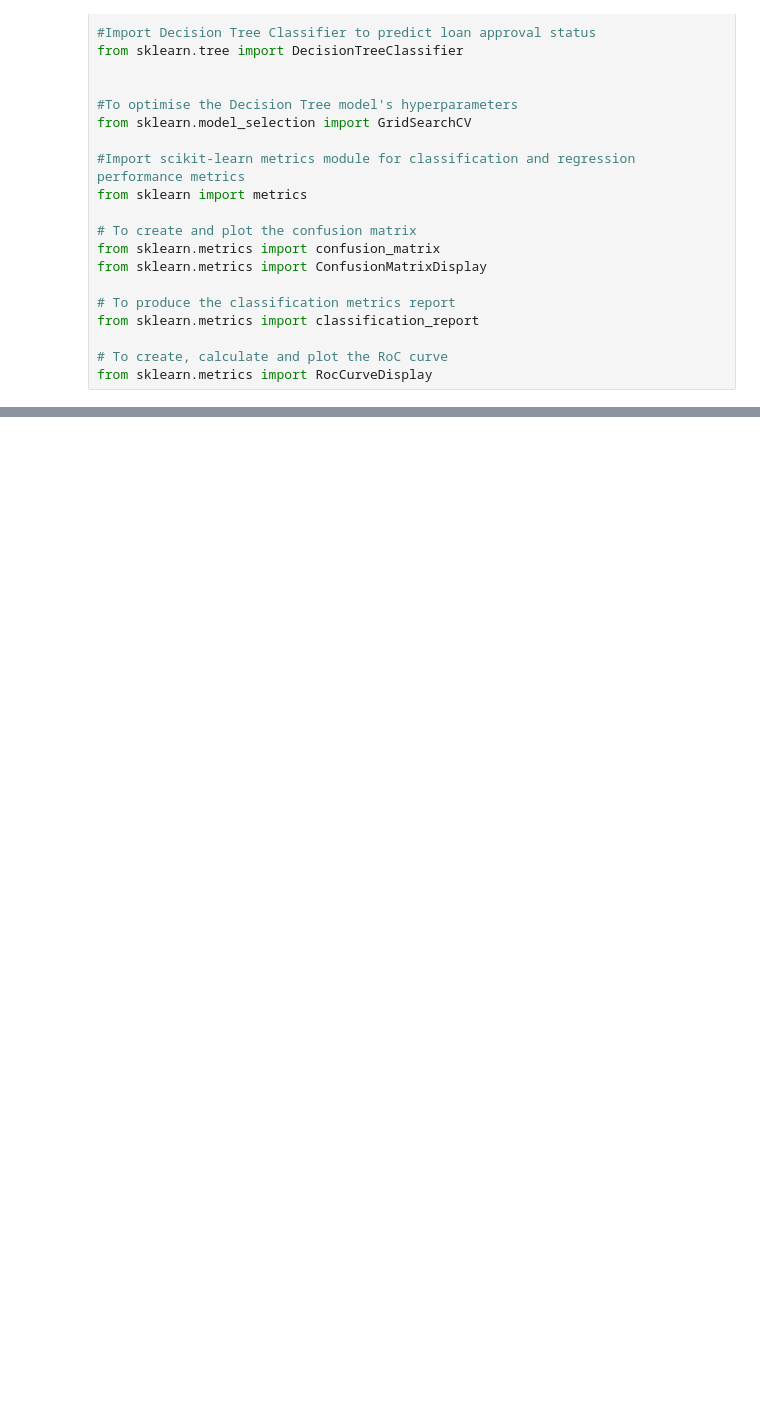
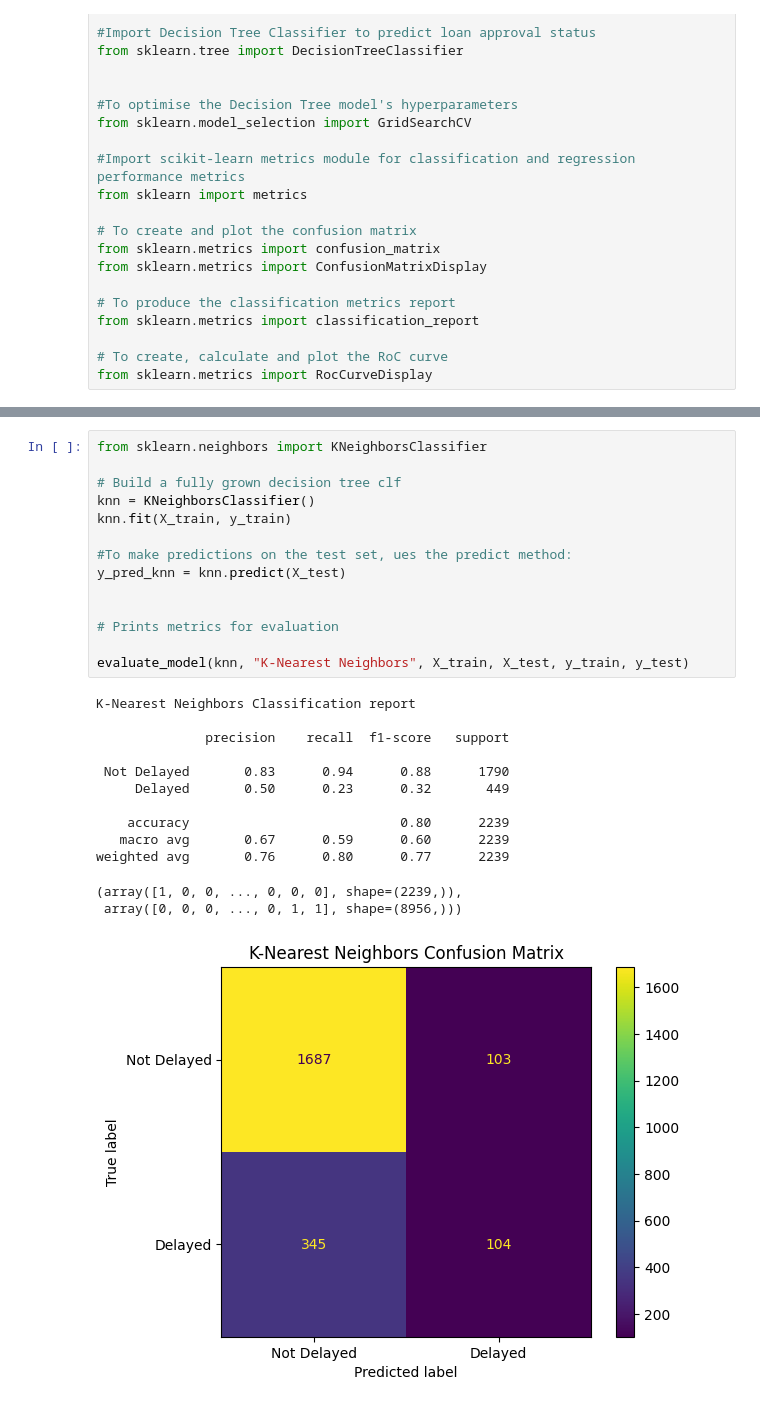
Before and after one commit to DanielAnthonyJones/LNER-Disruption-Prediction, a Jupyter notebook: LNER_potential_classification_models.ipynb, the cells around one changed output, grey strips where cells are left out. Drawn from its saved outputs; the diff is of its cells as text; blank space fills up the shorter version.

```diff
--- a/LNER_potential_classification_models.ipynb
+++ b/LNER_potential_classification_models.ipynb
@@ -311,0 +226,28 @@ weighted avg       0.81      0.81      0.81      2221
+# %%
+from sklearn.neighbors import KNeighborsClassifier
+
+# Build a fully grown decision tree clf
+knn = KNeighborsClassifier()
+knn.fit(X_train, y_train)
+
+#To make predictions on the test set, ues the predict method:
+y_pred_knn = knn.predict(X_test)
+
+
+# Prints metrics for evaluation
+
+evaluate_model(knn, "K-Nearest Neighbors", X_train, X_test, y_train, y_test)
+# %% [output]
+K-Nearest Neighbors Classification report
+
+              precision    recall  f1-score   support
+
+ Not Delayed       0.83      0.94      0.88      1790
+     Delayed       0.50      0.23      0.32       449
+
+    accuracy                           0.80      2239
+   macro avg       0.67      0.59      0.60      2239
+weighted avg       0.76      0.80      0.77      2239
+(array([1, 0, 0, ..., 0, 0, 0], shape=(2239,)),
+ array([0, 0, 0, ..., 0, 1, 1], shape=(8956,)))
+[figure, added]
```
Also changed, not shown: parts of 38 cells of this notebook.
